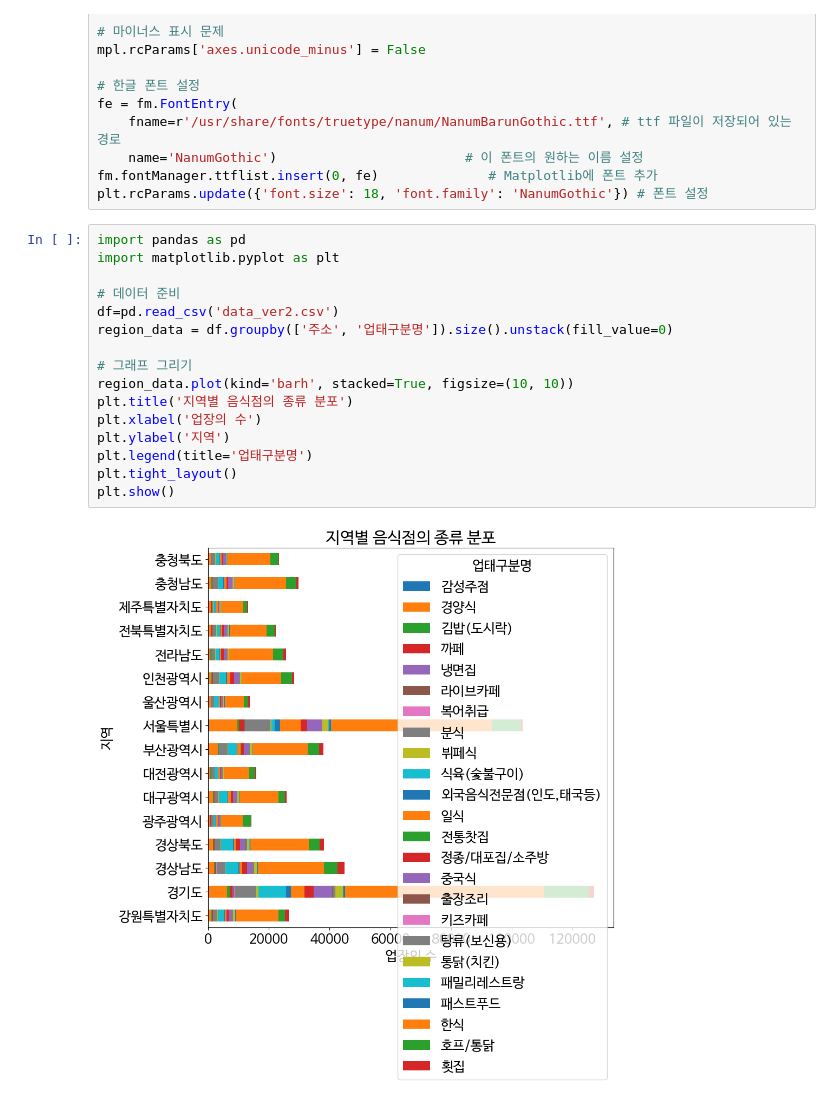
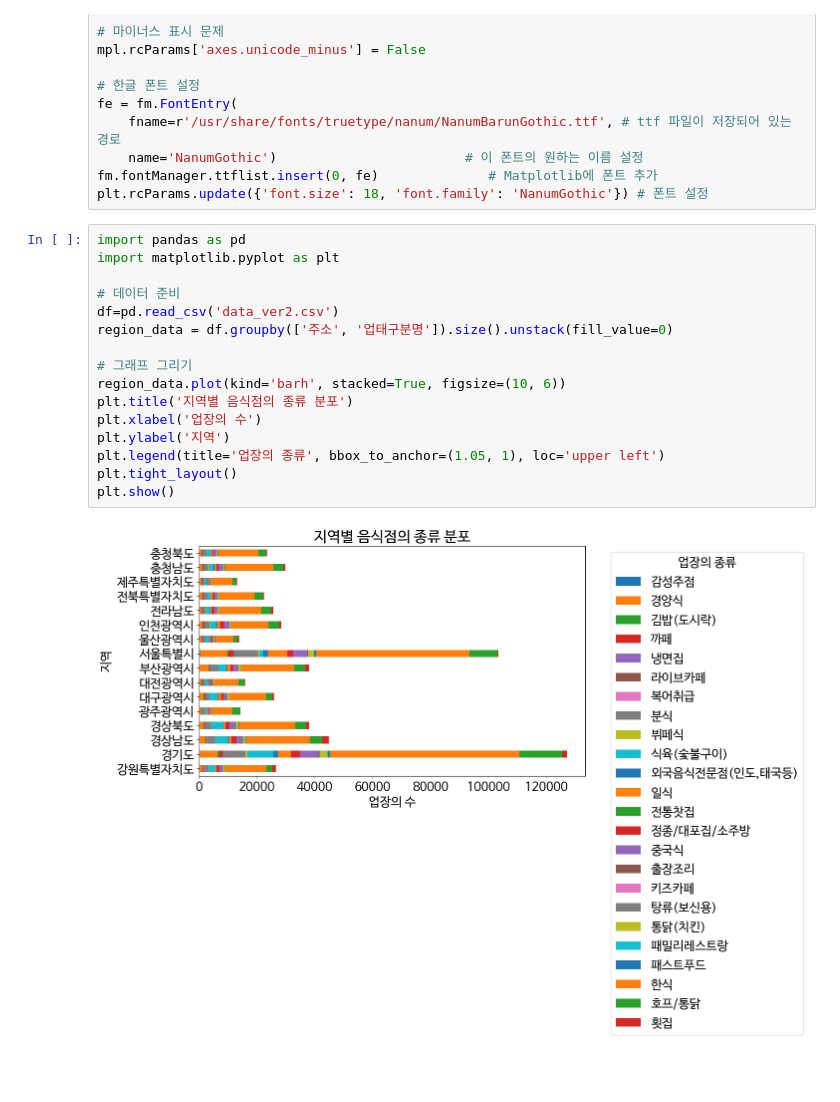
Before and after one commit to IMBLOP/korea-restaurant, a Jupyter notebook: 일반음식점_업종분석.ipynb, the cells around one changed output. Saved outputs shown, nothing was run; the diff lists cells and outputs as text; blank space fills up the shorter version.

```diff
--- a/일반음식점_업종분석.ipynb
+++ b/일반음식점_업종분석.ipynb
@@ -161,19 +161,19 @@ plt.rcParams.update({'font.size': 18, 'font.family': 'NanumGothic'}) # 폰트
 # %%
 import pandas as pd
 import matplotlib.pyplot as plt
 
 # 데이터 준비
 df=pd.read_csv('data_ver2.csv')
 region_data = df.groupby(['주소', '업태구분명']).size().unstack(fill_value=0)
 
 # 그래프 그리기
-region_data.plot(kind='barh', stacked=True, figsize=(10, 10))
+region_data.plot(kind='barh', stacked=True, figsize=(10, 6))
 plt.title('지역별 음식점의 종류 분포')
 plt.xlabel('업장의 수')
 plt.ylabel('지역')
-plt.legend(title='업태구분명')
+plt.legend(title='업장의 종류', bbox_to_anchor=(1.05, 1), loc='upper left')
 plt.tight_layout()
 plt.show()
 # %% [output]
-[figure, old version]
+[figure, new version]
 # %%
```
Also changed, not shown: parts of 4 cells of this notebook.
